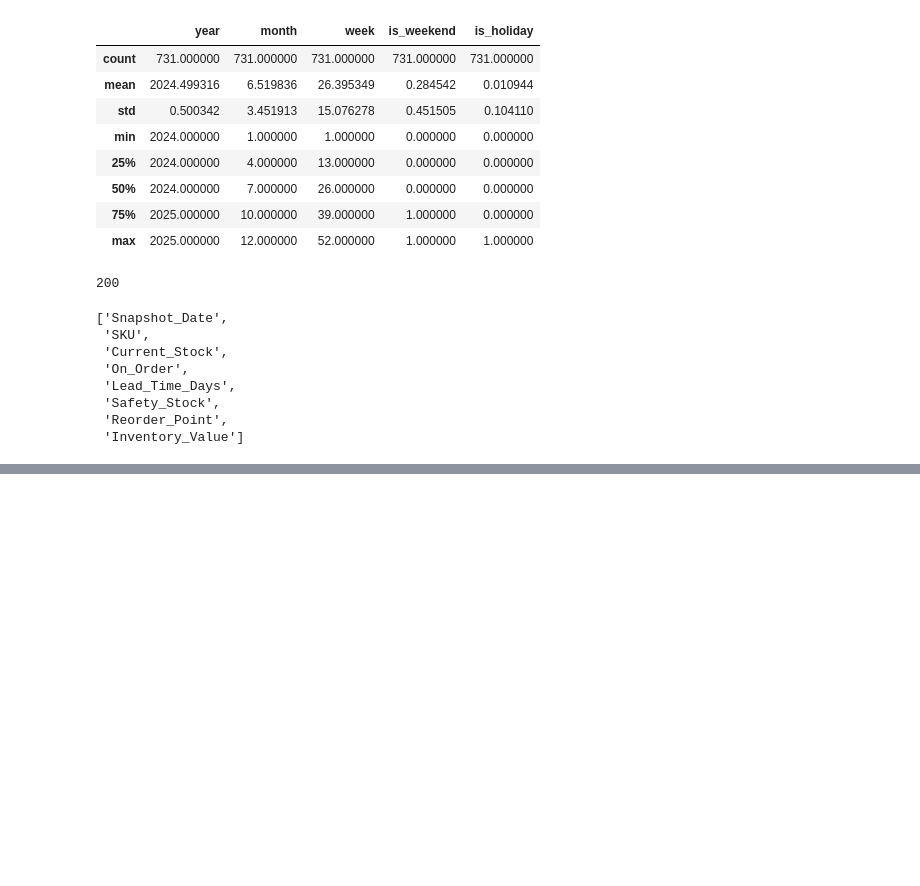
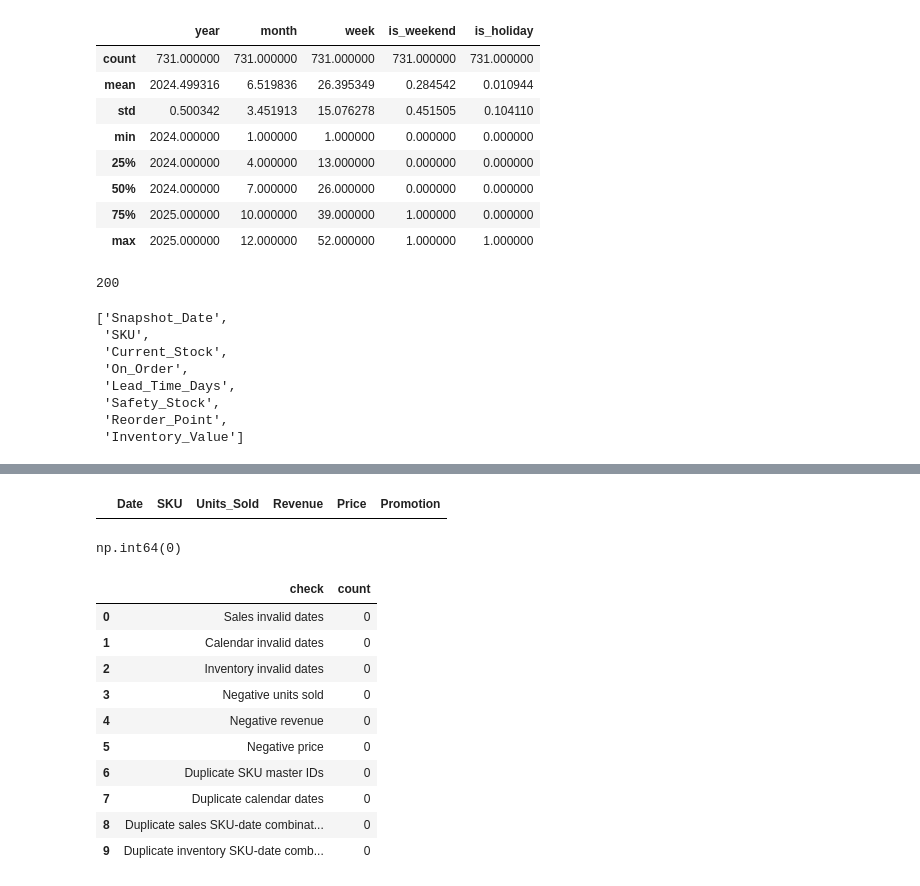
Before and after one commit to akrititripathi9090-lang/foresight-demand-inventory-intelligence, a Jupyter notebook: notebooks/01_data_quality_EDA.ipynb, the cells around one changed output, grey strips where cells are left out. Saved outputs shown, nothing was run; the diff lists cells and outputs as text; code cells hidden in the pictures; blank space fills up the shorter version.

```diff
--- a/notebooks/01_data_quality_EDA.ipynb
+++ b/notebooks/01_data_quality_EDA.ipynb
@@ -287,3 +287,10 @@ inventory.columns.tolist()
  'Safety_Stock',
  'Reorder_Point',
  'Inventory_Value']
+# %%
+sales["Date"] = pd.to_datetime(
+    sales["Date"],
+    errors="coerce"
+)
+
+sales["Date"].isna().sum()
@@ -289,0 +299,7 @@ inventory.columns.tolist()
+# %%
+calendar["date"] = pd.to_datetime(
+    calendar["date"],
+    errors="coerce"
+)
+
+calendar["date"].isna().sum()
@@ -289,0 +366,66 @@ inventory.columns.tolist()
+# %%
+# sales SKU/date combinations
+
+sales.duplicated(
+    subset=["SKU", "Date"]
+).sum()
+
+sales[
+    sales.duplicated(
+        subset=["SKU", "Date"],
+        keep=False
+    )
+].sort_values(["SKU", "Date"])
+# %% [output]
+|  | Date | SKU | Units_Sold | Revenue | Price | Promotion |
+# %%
+# inventory SKU/date combinations
+
+inventory.duplicated(
+    subset=["SKU", "Snapshot_Date"]
+).sum()
+# %% [output]
+np.int64(0)
+# %%
+# validating summary statistics for inventory dataset
+
+validation_summary = pd.DataFrame({
+    "check": [
+        "Sales invalid dates",
+        "Calendar invalid dates",
+        "Inventory invalid dates",
+        "Negative units sold",
+        "Negative revenue",
+        "Negative price",
+        "Duplicate SKU master IDs",
+        "Duplicate calendar dates",
+        "Duplicate sales SKU-date combinations",
+        "Duplicate inventory SKU-date combinations"
+    ],
+    "count": [
+        sales["Date"].isna().sum(),
+        calendar["date"].isna().sum(),
+        inventory["Snapshot_Date"].isna().sum(),
+        (sales["Units_Sold"] < 0).sum(),
+        (sales["Revenue"] < 0).sum(),
+        (sales["Price"] < 0).sum(),
+        sku_master["SKU"].duplicated().sum(),
+        calendar["date"].duplicated().sum(),
+        sales.duplicated(subset=["SKU", "Date"]).sum(),
+        inventory.duplicated(subset=["SKU", "Snapshot_Date"]).sum()
+    ]
+})
+
+validation_summary
+# %% [output]
+|  | check | count |
+| 0 | Sales invalid dates | 0 |
+| 1 | Calendar invalid dates | 0 |
+| 2 | Inventory invalid dates | 0 |
+| 3 | Negative units sold | 0 |
+| 4 | Negative revenue | 0 |
+| 5 | Negative price | 0 |
+| 6 | Duplicate SKU master IDs | 0 |
+| 7 | Duplicate calendar dates | 0 |
+| 8 | Duplicate sales SKU-date combinat... | 0 |
+| 9 | Duplicate inventory SKU-date comb... | 0 |
```
Also changed, not shown: parts of 8 cells of this notebook.
